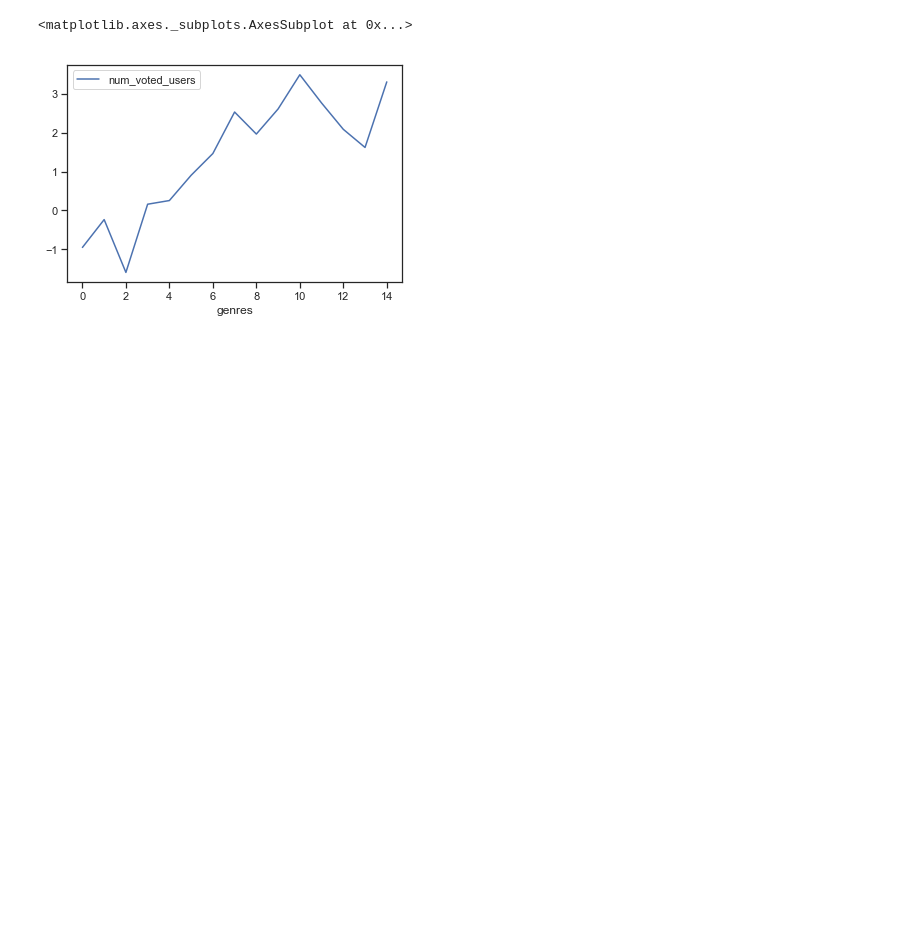
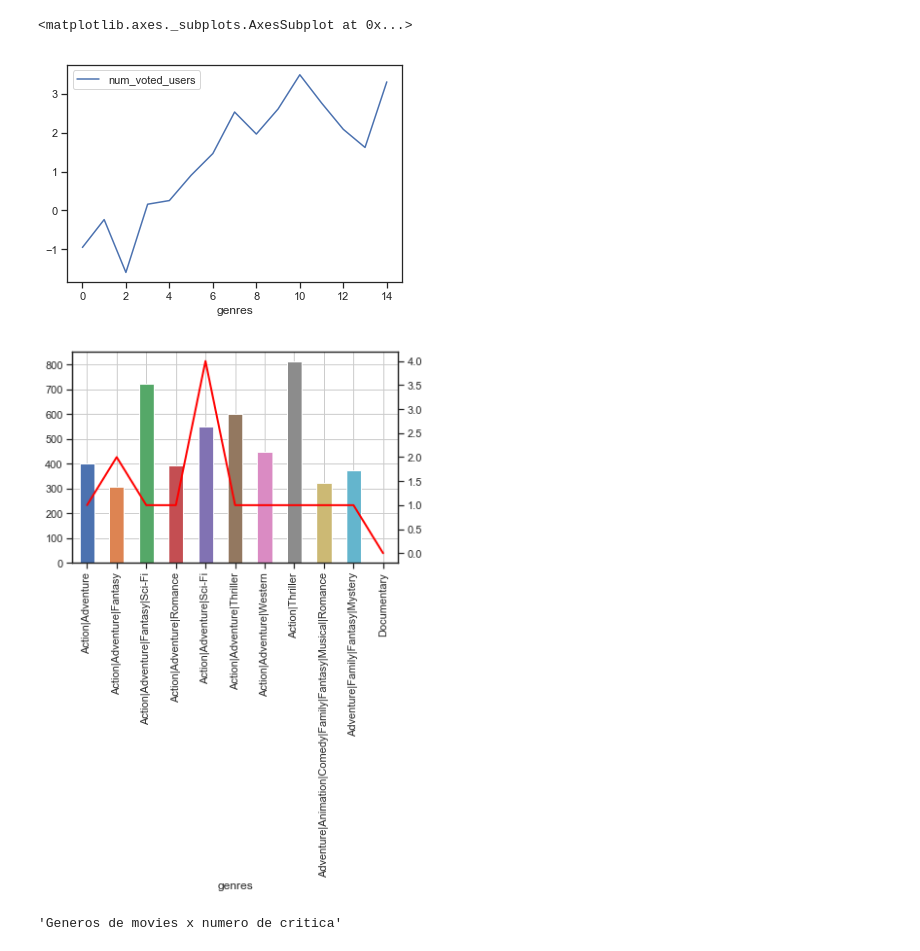
Before and after one commit to 2019-a-gr1-python/py-jaguaco-sonia, a Jupyter notebook: 03- andas/Untitled.ipynb, the cells around one changed output. Saved outputs shown, nothing was run; the diff lists cells and outputs as text; code cells hidden in the pictures; blank space fills up the shorter version.

```diff
--- a/03- andas/Untitled.ipynb
+++ b/03- andas/Untitled.ipynb
@@ -80,3 +80,15 @@ df3.plot(x='genres', y='num_voted_users')
 # %% [output]
 <matplotlib.axes._subplots.AxesSubplot at 0x...>
 [figure]
+# %%
+fig = plt.figure()
+frecuencia =  pd.DataFrame((df['num_critic_for_reviews']).groupby(df['genres']).mean())
+exposicion = pd.DataFrame((df['num_critic_for_reviews']).groupby(df['genres']).count())
+ax = frecuencia['num_critic_for_reviews'].plot(kind='bar',grid=True)
+ax2 = ax.twinx()
+ax2.plot(exposicion['num_critic_for_reviews'].values, linestyle='-', linewidth=2.0,color='red')
+plt.show();
+"Generos de movies x numero de critica"
+# %% [output]
+[figure, added]
+'Generos de movies x numero de critica'
```
